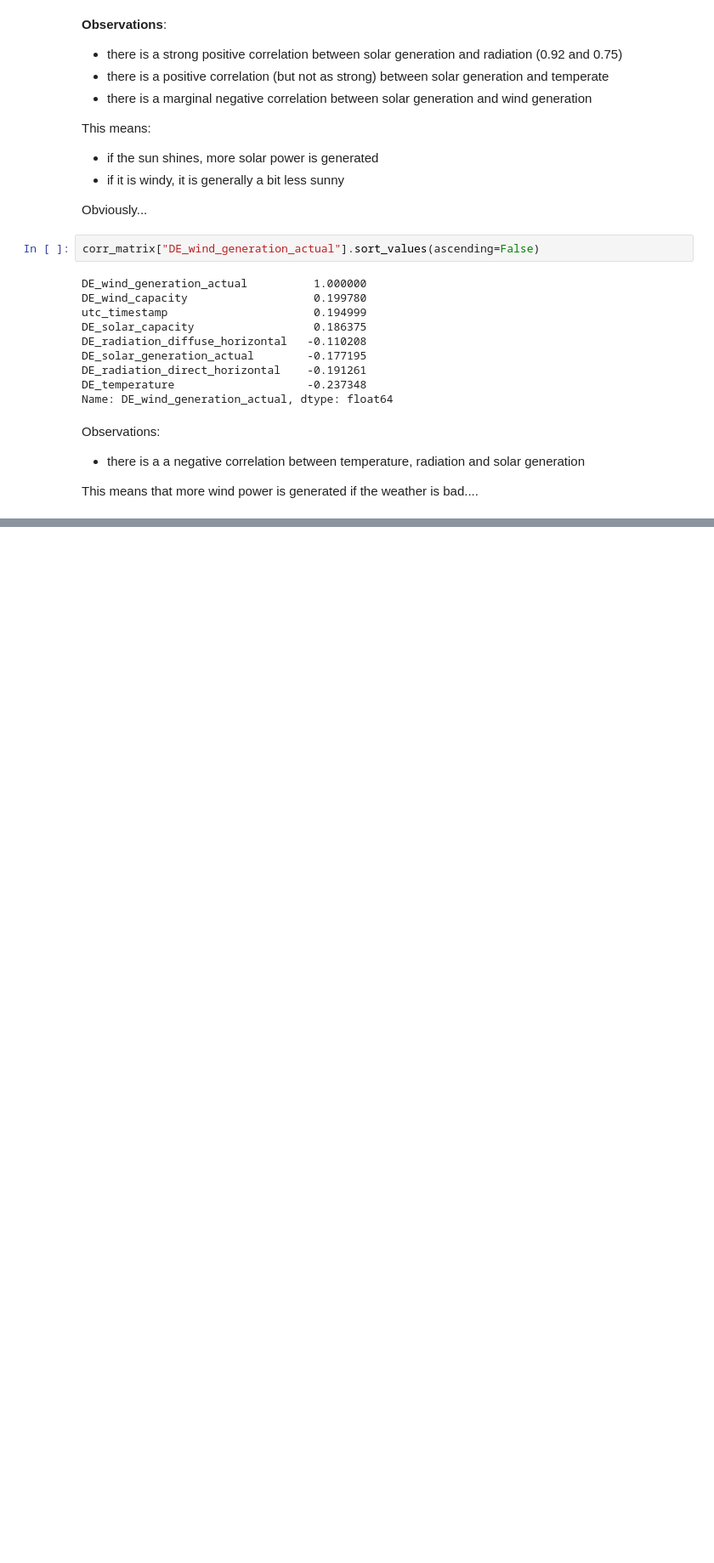
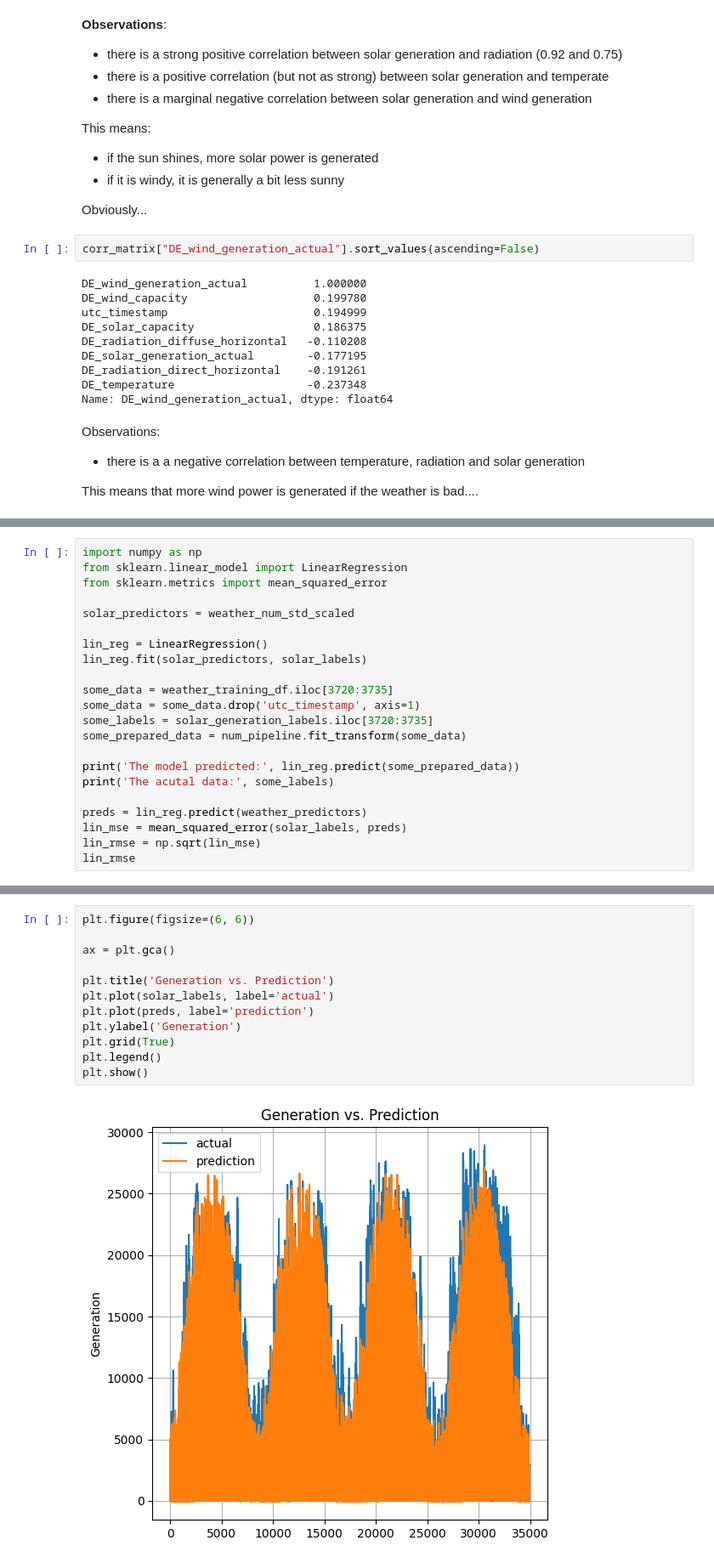
Before and after one commit to M0r13n/ml-playground, a Jupyter notebook: energy_weather/EnergyWeather.ipynb, the cells around one changed output, grey strips where cells are left out. Shown at 85% size. Drawn from its saved outputs; the diff is of its cells as text; blank space fills up the shorter version.

```diff
--- a/energy_weather/EnergyWeather.ipynb
+++ b/energy_weather/EnergyWeather.ipynb
@@ -277,0 +310,22 @@ memory usage: 546.3 KB
+# %%
+import numpy as np
+from sklearn.linear_model import LinearRegression
+from sklearn.metrics import mean_squared_error
+
+solar_predictors = weather_num_std_scaled
+
+lin_reg = LinearRegression()
+lin_reg.fit(solar_predictors, solar_labels)
+
+some_data = weather_training_df.iloc[3720:3735]
+some_data = some_data.drop('utc_timestamp', axis=1)
+some_labels = solar_generation_labels.iloc[3720:3735]
+some_prepared_data = num_pipeline.fit_transform(some_data)
+
+print('The model predicted:', lin_reg.predict(some_prepared_data))
+print('The acutal data:', some_labels)
+
+preds = lin_reg.predict(weather_predictors)
+lin_mse = mean_squared_error(solar_labels, preds)
+lin_rmse = np.sqrt(lin_mse)
+lin_rmse
@@ -277,0 +351,14 @@ memory usage: 546.3 KB
+# %%
+plt.figure(figsize=(6, 6))
+
+ax = plt.gca()
+
+plt.title('Generation vs. Prediction')
+plt.plot(solar_labels, label='actual')
+plt.plot(preds, label='prediction')
+plt.ylabel('Generation')
+plt.grid(True)
+plt.legend()
+plt.show()
+# %% [output]
+[figure, added]
```
Also changed, not shown: parts of 7 cells of this notebook.
